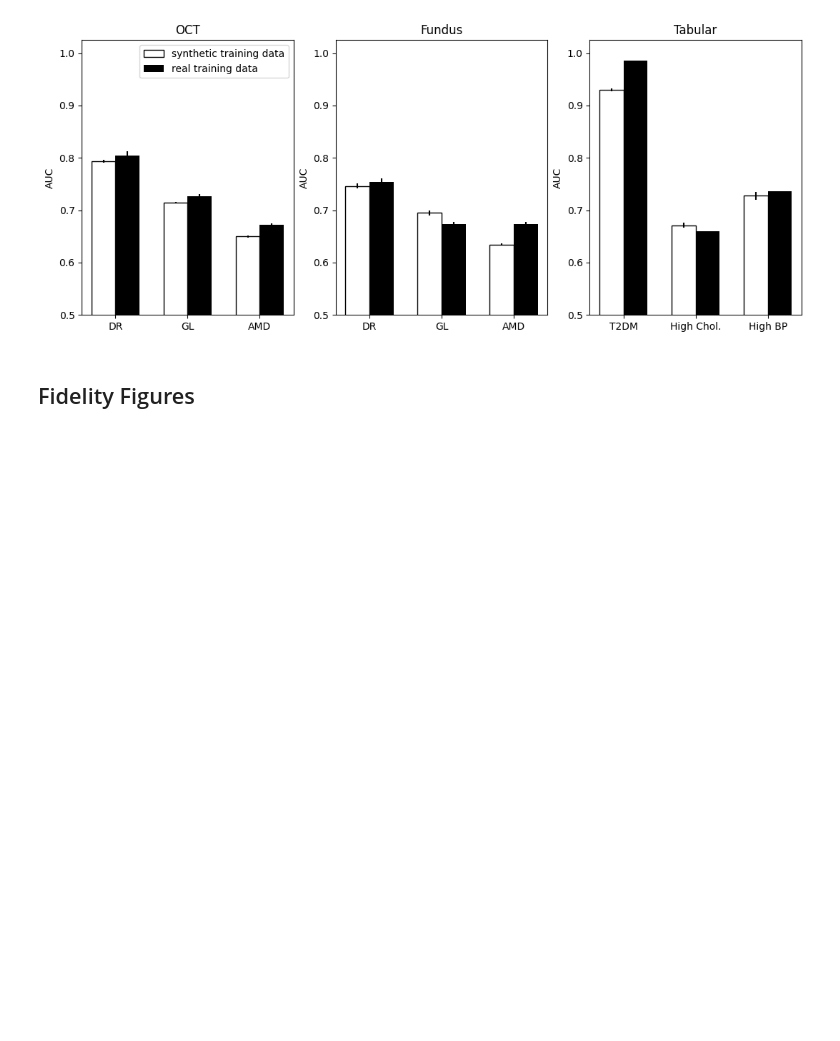
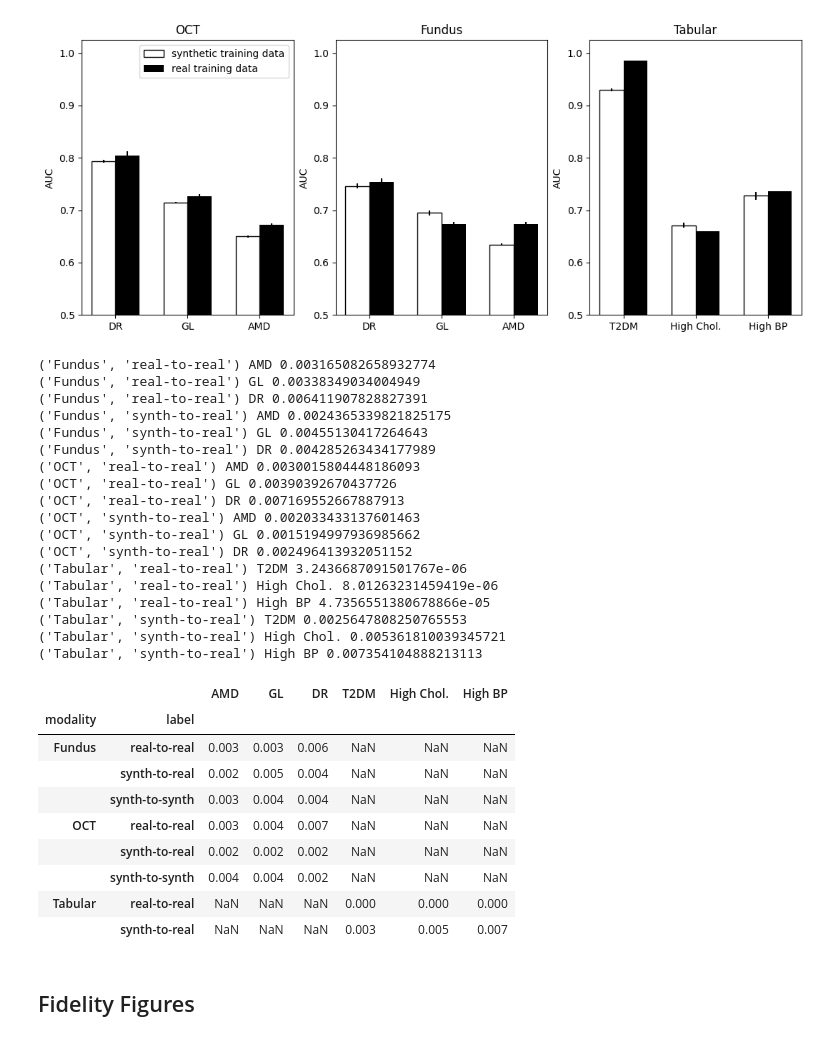
Before and after one commit to nicholas-j-jackson/ai_readi_synth, a Jupyter notebook: Analysis/figures.ipynb, the cells around one changed output. Drawn from its saved outputs; the diff is of its cells as text; code cells hidden in the pictures; blank space fills up the shorter version.

```diff
--- a/Analysis/figures.ipynb
+++ b/Analysis/figures.ipynb
@@ -209,5 +366,45 @@ bar_results(df, 'Tabular')
 # %% [output]
 [figure]
+# %%
+tmp = df.groupby(['modality', 'label'])[['AMD','GL', 'DR','T2DM', 'High Chol.', 'High BP']].std()# / np.sqrt(5)
+
+for k,v in tmp.iterrows():
+    for k2, v2 in v.items():
+        if not np.isnan(v2) and k[1] != 'synth-to-synth':
+            print(k, k2, v2)
+
+k2
+
+tmp.round(3)
+# %% [output]
+('Fundus', 'real-to-real') AMD 0.003165082658932774
+('Fundus', 'real-to-real') GL 0.00338349034004949
+('Fundus', 'real-to-real') DR 0.006411907828827391
+('Fundus', 'synth-to-real') AMD 0.0024365339821825175
+('Fundus', 'synth-to-real') GL 0.00455130417264643
+('Fundus', 'synth-to-real') DR 0.004285263434177989
+('OCT', 'real-to-real') AMD 0.0030015804448186093
+('OCT', 'real-to-real') GL 0.00390392670437726
+('OCT', 'real-to-real') DR 0.007169552667887913
+('OCT', 'synth-to-real') AMD 0.002033433137601463
+('OCT', 'synth-to-real') GL 0.0015194997936985662
+('OCT', 'synth-to-real') DR 0.002496413932051152
+('Tabular', 'real-to-real') T2DM 3.2436687091501767e-06
+('Tabular', 'real-to-real') High Chol. 8.01263231459419e-06
+('Tabular', 'real-to-real') High BP 4.7356551380678866e-05
+('Tabular', 'synth-to-real') T2DM 0.0025647808250765553
+('Tabular', 'synth-to-real') High Chol. 0.005361810039345721
+('Tabular', 'synth-to-real') High BP 0.007354104888213113
+|  |  | AMD | GL | DR | T2DM | High Chol. | High BP |
+| modality | label |  |  |  |  |  |  |
+| Fundus | real-to-real | 0.003 | 0.003 | 0.006 | NaN | NaN | NaN |
+|  | synth-to-real | 0.002 | 0.005 | 0.004 | NaN | NaN | NaN |
+|  | synth-to-synth | 0.003 | 0.004 | 0.004 | NaN | NaN | NaN |
+| OCT | real-to-real | 0.003 | 0.004 | 0.007 | NaN | NaN | NaN |
+|  | synth-to-real | 0.002 | 0.002 | 0.002 | NaN | NaN | NaN |
+|  | synth-to-synth | 0.004 | 0.004 | 0.002 | NaN | NaN | NaN |
+| Tabular | real-to-real | NaN | NaN | NaN | 0.000 | 0.000 | 0.000 |
+|  | synth-to-real | NaN | NaN | NaN | 0.003 | 0.005 | 0.007 |
 # %% [markdown]
 ## Fidelity Figures
 # %%
```
Also changed, not shown: parts of 10 cells of this notebook, 3 other files.
